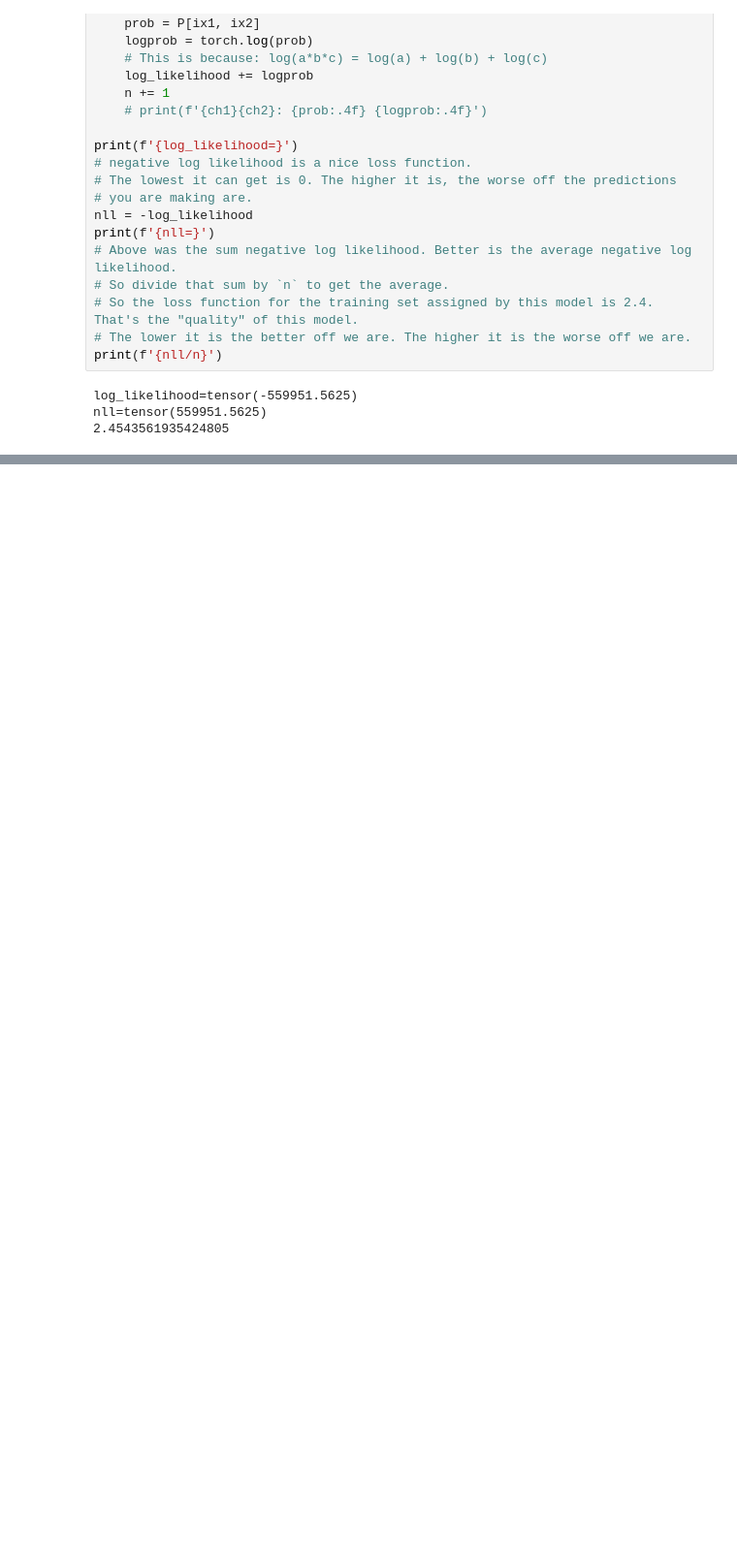
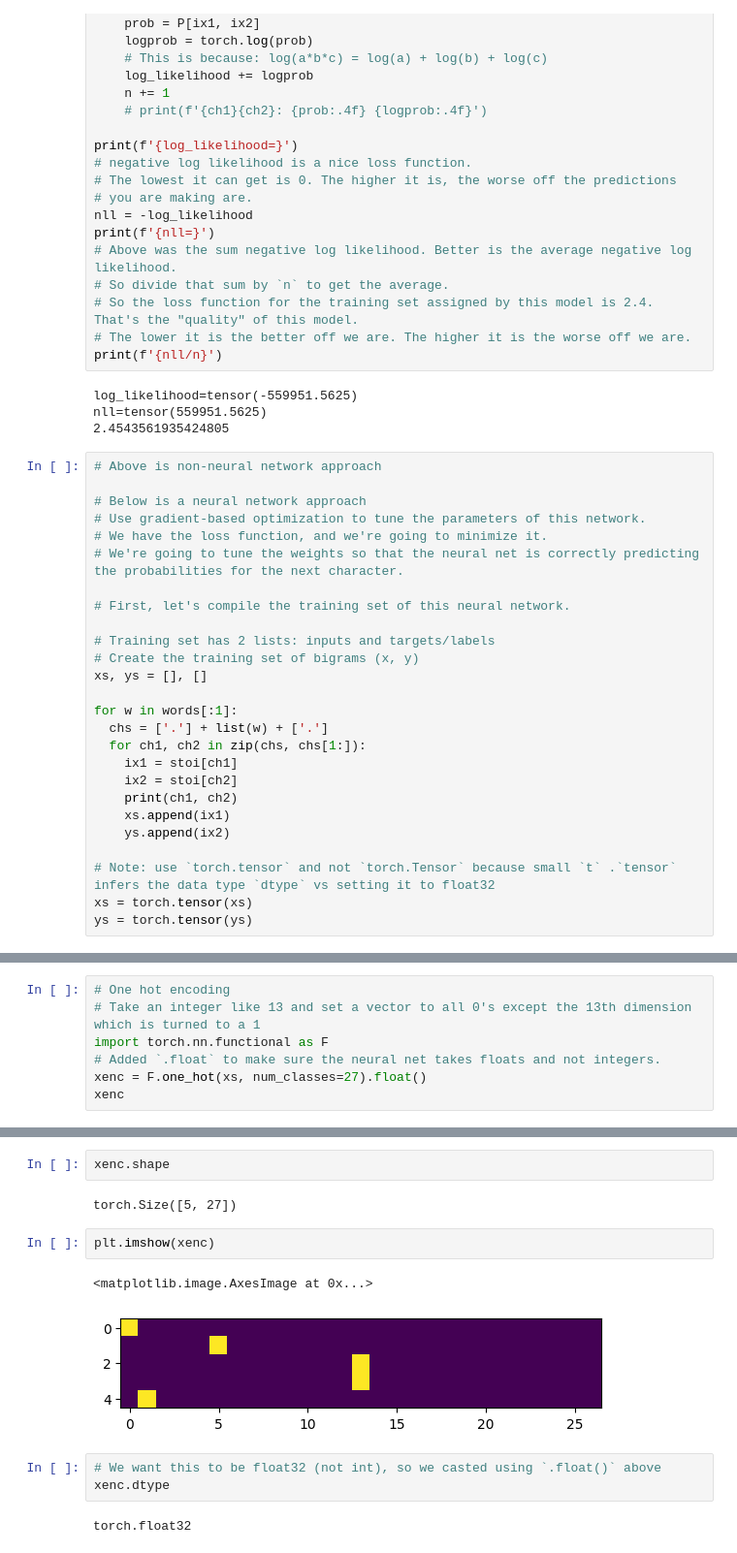
Before and after one commit to BrianSigafoos/makemore, a Jupyter notebook: makemore_youtube1.ipynb, the cells around one changed output, grey strips where cells are left out. Shown at 97% size. Cells and saved outputs as stored; diff of their text form; blank space fills up the shorter version.

Commit message:
More notes

```diff
--- a/makemore_youtube1.ipynb
+++ b/makemore_youtube1.ipynb
@@ -273,3 +273,29 @@ print(f'{nll/n}')
 log_likelihood=tensor(-559951.5625)
 nll=tensor(559951.5625)
 2.4543561935424805
+# %%
+# Above is non-neural network approach
+
+# Below is a neural network approach
+# Use gradient-based optimization to tune the parameters of this network.
+# We have the loss function, and we're going to minimize it.
+# We're going to tune the weights so that the neural net is correctly predicting the probabilities for the next character.
+
+# First, let's compile the training set of this neural network.
+
+# Training set has 2 lists: inputs and targets/labels
+# Create the training set of bigrams (x, y)
+xs, ys = [], []
+
+for w in words[:1]:
+  chs = ['.'] + list(w) + ['.']
+  for ch1, ch2 in zip(chs, chs[1:]):
+    ix1 = stoi[ch1]
+    ix2 = stoi[ch2]
+    print(ch1, ch2)
+    xs.append(ix1)
+    ys.append(ix2)
+
+# Note: use `torch.tensor` and not `torch.Tensor` because small `t` .`tensor` infers the data type `dtype` vs setting it to float32
+xs = torch.tensor(xs)
+ys = torch.tensor(ys)
@@ -275,0 +316,7 @@ nll=tensor(559951.5625)
+# %%
+# One hot encoding
+# Take an integer like 13 and set a vector to all 0's except the 13th dimension which is turned to a 1
+import torch.nn.functional as F
+# Added `.float` to make sure the neural net takes floats and not integers.
+xenc = F.one_hot(xs, num_classes=27).float()
+xenc
@@ -275,0 +334,14 @@ nll=tensor(559951.5625)
+# %%
+xenc.shape
+# %% [output]
+torch.Size([5, 27])
+# %%
+plt.imshow(xenc)
+# %% [output]
+<matplotlib.image.AxesImage at 0x...>
+[figure, added]
+# %%
+# We want this to be float32 (not int), so we casted using `.float()` above
+xenc.dtype
+# %% [output]
+torch.float32
```
Also changed, not shown: parts of 23 cells of this notebook.
